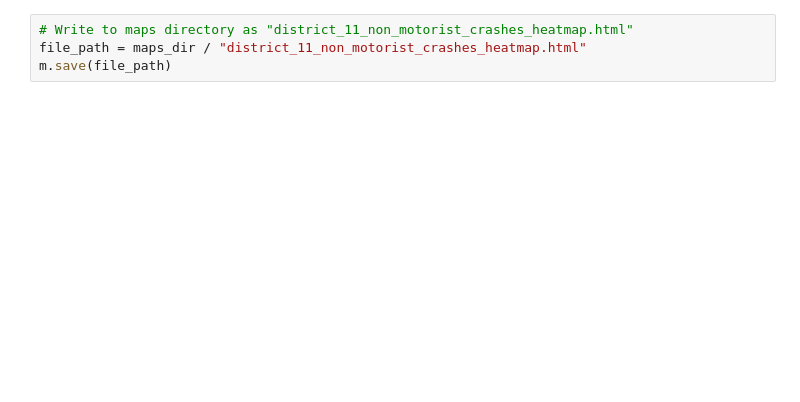
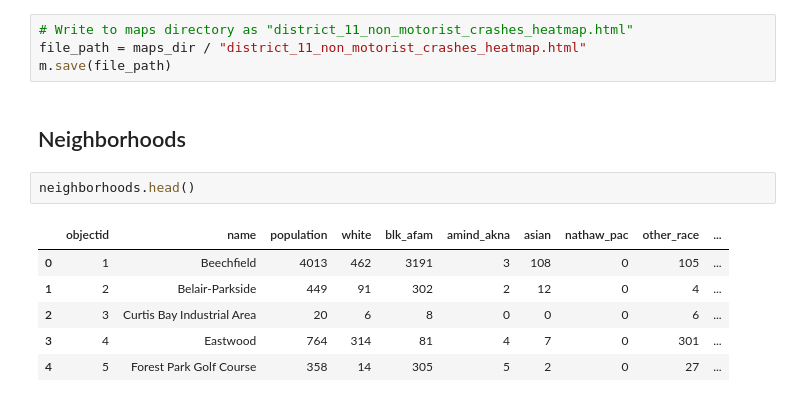
Before and after one commit to fedderw/baltimore-city-crash-analysis, a Jupyter notebook: map.ipynb, the cells around one changed output. Cells and saved outputs as stored; diff of their text form; blank space fills up the shorter version.

```diff
--- a/map.ipynb
+++ b/map.ipynb
@@ -64,3 +72,14 @@ m
 # Write to maps directory as "district_11_non_motorist_crashes_heatmap.html"
 file_path = maps_dir / "district_11_non_motorist_crashes_heatmap.html"
 m.save(file_path)
+# %% [markdown]
+## Neighborhoods
+# %%
+neighborhoods.head()
+# %% [output]
+|  | objectid | name | population | white | blk_afam | amind_akna | asian | nathaw_pac | other_race | ... |
+| 0 | 1 | Beechfield | 4013 | 462 | 3191 | 3 | 108 | 0 | 105 | ... |
+| 1 | 2 | Belair-Parkside | 449 | 91 | 302 | 2 | 12 | 0 | 4 | ... |
+| 2 | 3 | Curtis Bay Industrial Area | 20 | 6 | 8 | 0 | 0 | 0 | 6 | ... |
+| 3 | 4 | Eastwood | 764 | 314 | 81 | 4 | 7 | 0 | 301 | ... |
+| 4 | 5 | Forest Park Golf Course | 358 | 14 | 305 | 5 | 2 | 0 | 27 | ... |
```
Also changed, not shown: parts of 13 cells of this notebook, 33 other files.
